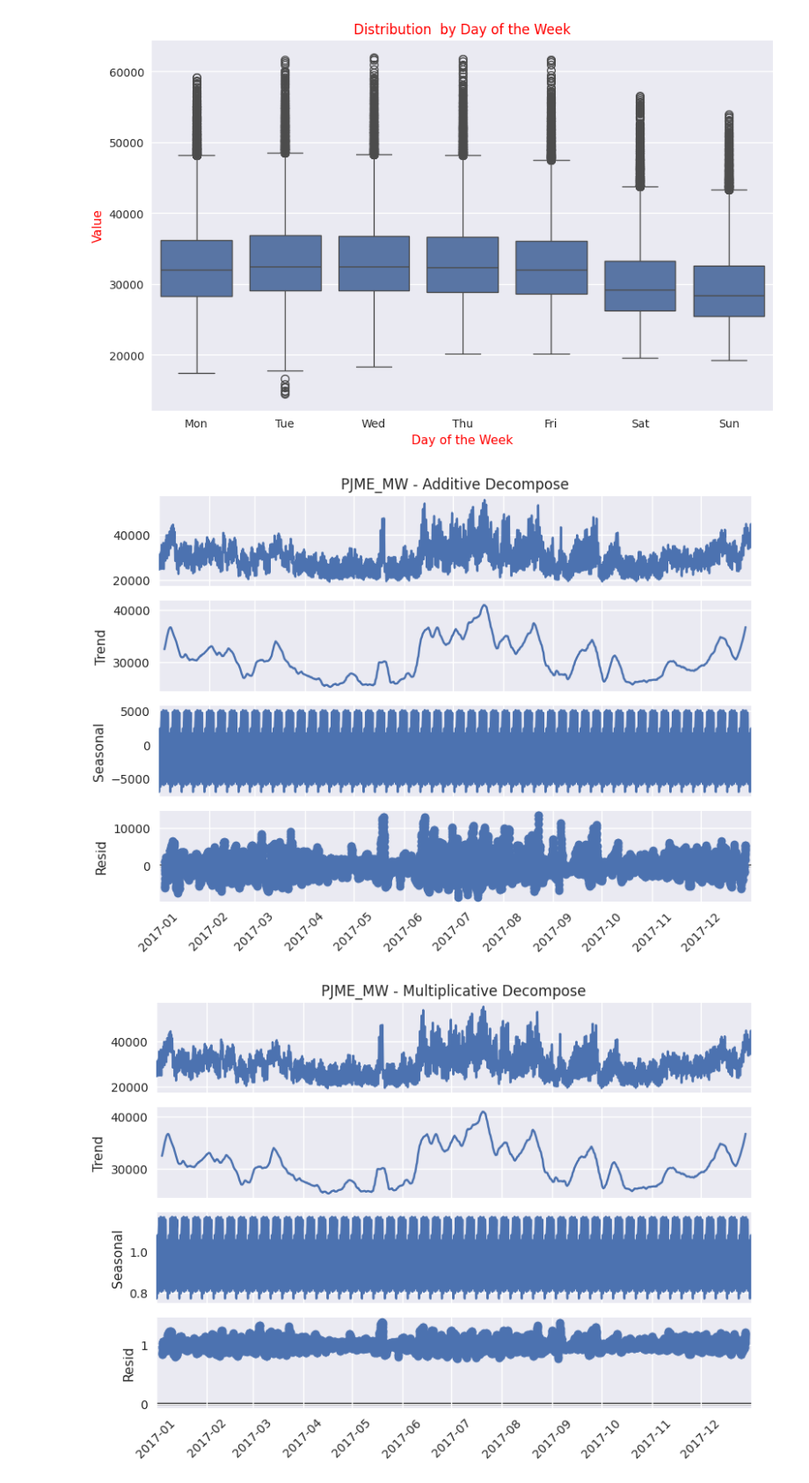
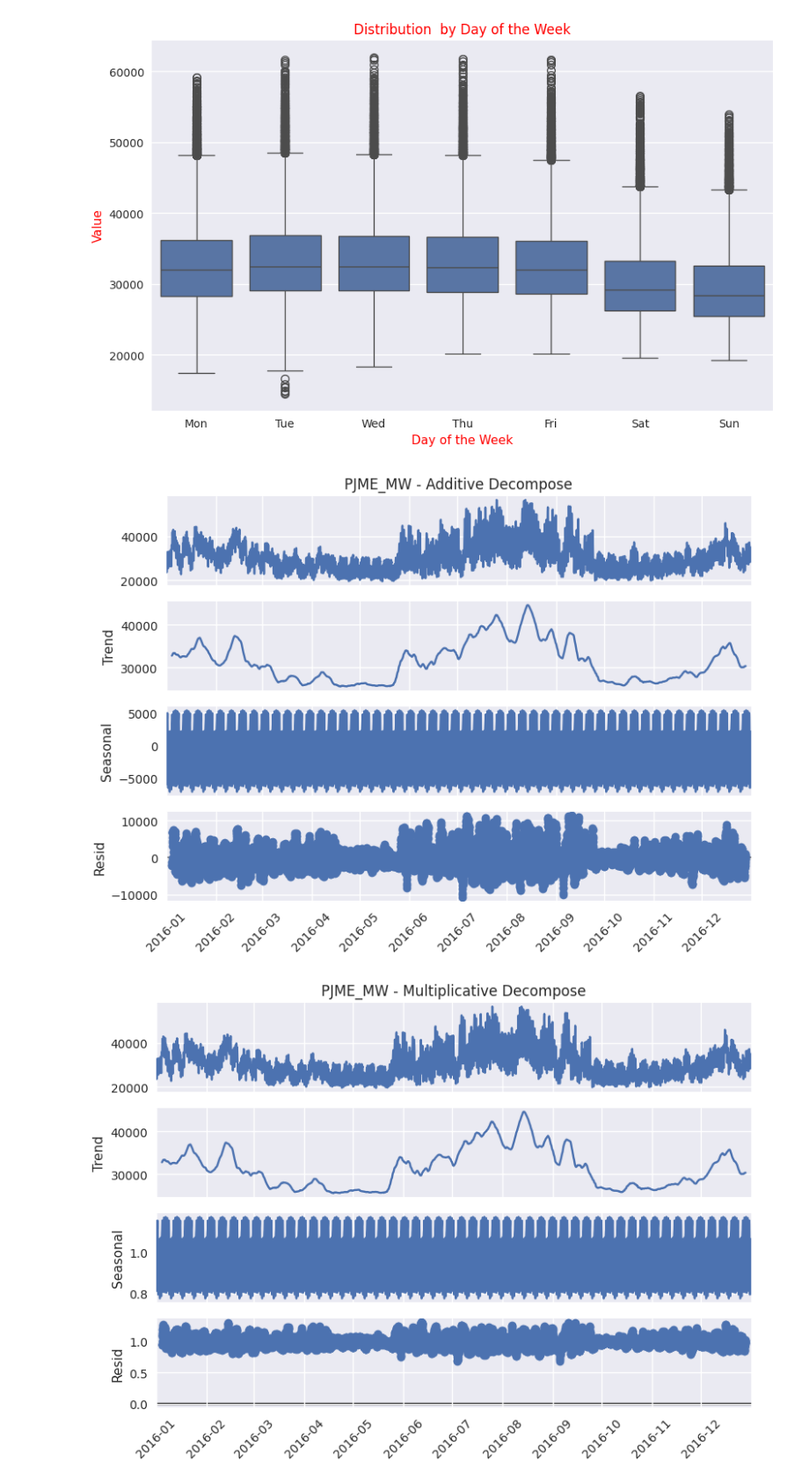
Before and after one commit to Ehat825/Timerseriesgroup, a Jupyter notebook: casestudySample.ipynb, the cells around one changed output. Shown at 88% size. Cells and saved outputs as stored; diff of their text form; code cells hidden in the pictures.

```diff
--- a/casestudySample.ipynb
+++ b/casestudySample.ipynb
@@ -215,27 +215,27 @@ plt.show()
 # %%
 #Step 5: Time Series Decomposition
 
 #Importing relevant modeule
 from statsmodels.tsa.seasonal import seasonal_decompose
 
-df_plot = df[df['year'] == 2017].reset_index()
+df_plot = df[df['year'] == 2016].reset_index()
 df_plot = df_plot.drop_duplicates(subset=['Datetime']).sort_values(by='Datetime')
 df_plot = df_plot.set_index('Datetime')
 df_plot['PJME_MW - Multiplicative Decompose'] = df_plot['PJME_MW']
 df_plot['PJME_MW - Additive Decompose'] = df_plot['PJME_MW']
 
 # Additive Decomposition
 result_add = seasonal_decompose(df_plot['PJME_MW - Additive Decompose'], model='additive', period=24*7)
 
 # Multiplicative Decomposition
 result_mul = seasonal_decompose(df_plot['PJME_MW - Multiplicative Decompose'], model='multiplicative', period=24*7)
 
 # Plot
 result_add.plot().suptitle('', fontsize=22)
 plt.xticks(rotation=45)
 result_mul.plot().suptitle('', fontsize=22)
 plt.xticks(rotation=45)
 plt.show()
 # %% [output]
-[figure, old version]
+[figure, new version]
-[figure, old version]
+[figure, new version]
```
Also changed, not shown: parts of 1 cell of this notebook.
